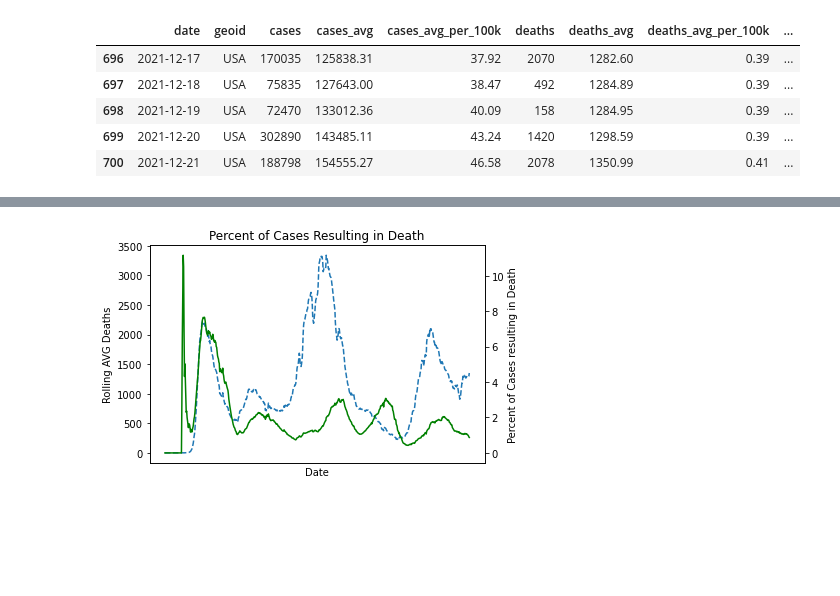
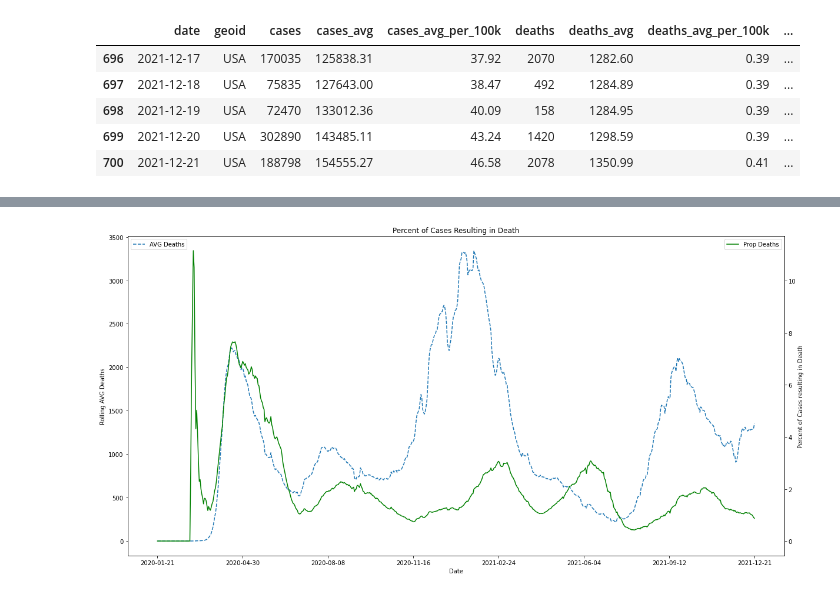
Before and after one commit to mattlampl/COVID19_ProportionalDeaths, a Jupyter notebook: Covid-19 Data.ipynb, the cells around one changed output, grey strips where cells are left out. Drawn from its saved outputs; the diff is of its cells as text; code cells hidden in the pictures; blank space fills up the shorter version.

```diff
--- a/Covid-19 Data.ipynb
+++ b/Covid-19 Data.ipynb
@@ -39,12 +42,16 @@ plt.show()
 # %%
-plt.plot(NYT_data['date'], NYT_data['deaths_avg'], ls='--', label='Rolling AVG Deaths')
+plt.figure(figsize=(20,10))
+plt.plot(NYT_data['date'], NYT_data['deaths_avg'], ls='--', label='AVG Deaths')
 plt.xlabel('Date')
 plt.ylabel('Rolling AVG Deaths')
+plt.legend(loc='upper left')
+
 plt.twinx()
-plt.plot(NYT_data['date'], NYT_data['deaths/cases_pcntg'], label='Percentage Deaths per Case', color='g')
+plt.plot(NYT_data['date'], NYT_data['deaths/cases_pcntg'], label='Prop Deaths', color='g')
 plt.ylabel('Percent of Cases resulting in Death')
-plt.xticks([])
+plt.legend(loc='upper right')
 plt.title('Percent of Cases Resulting in Death')
+plt.xticks(range(0, len(NYT_data['date']), 100))
 plt.show()
 # %% [output]
-[figure, old version]
+[figure, new version]
```
Also changed, not shown: parts of 1 cell of this notebook.
